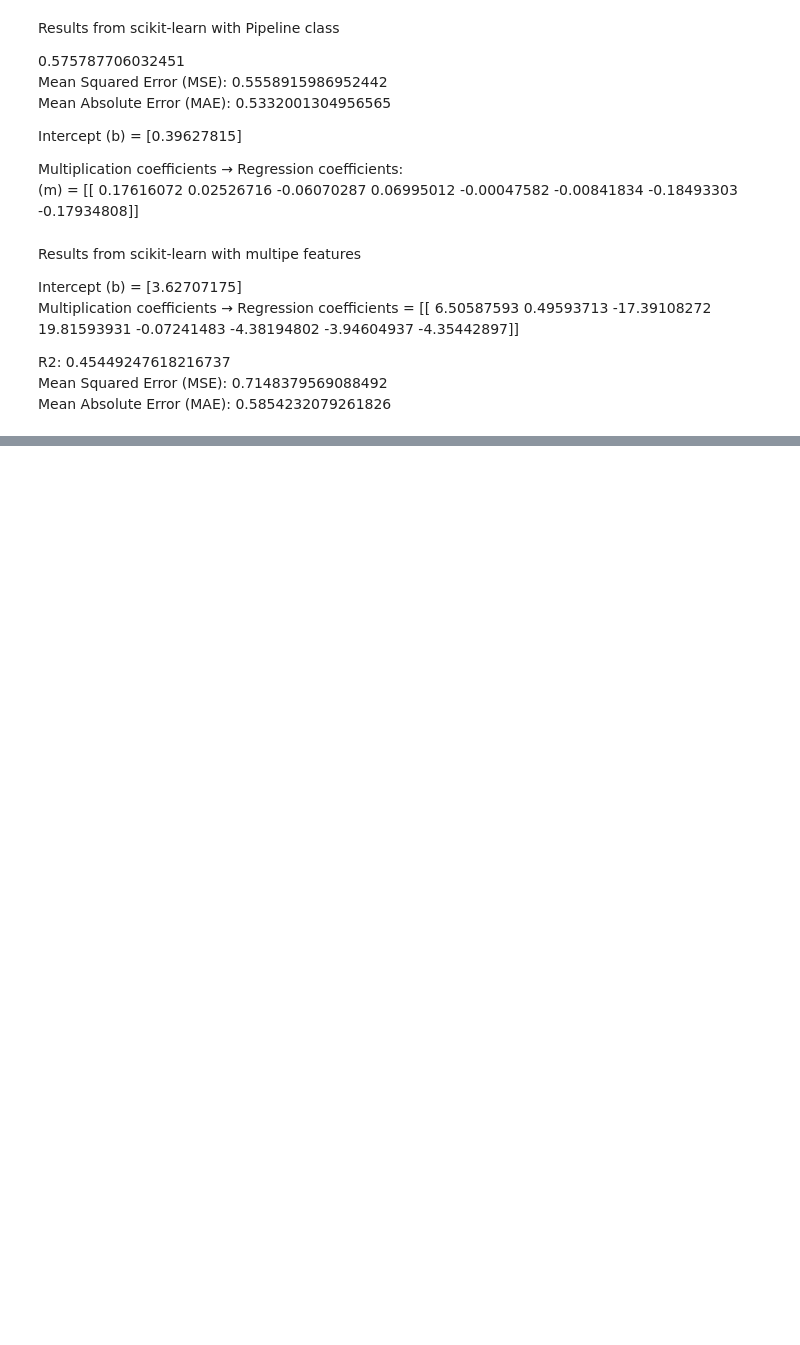
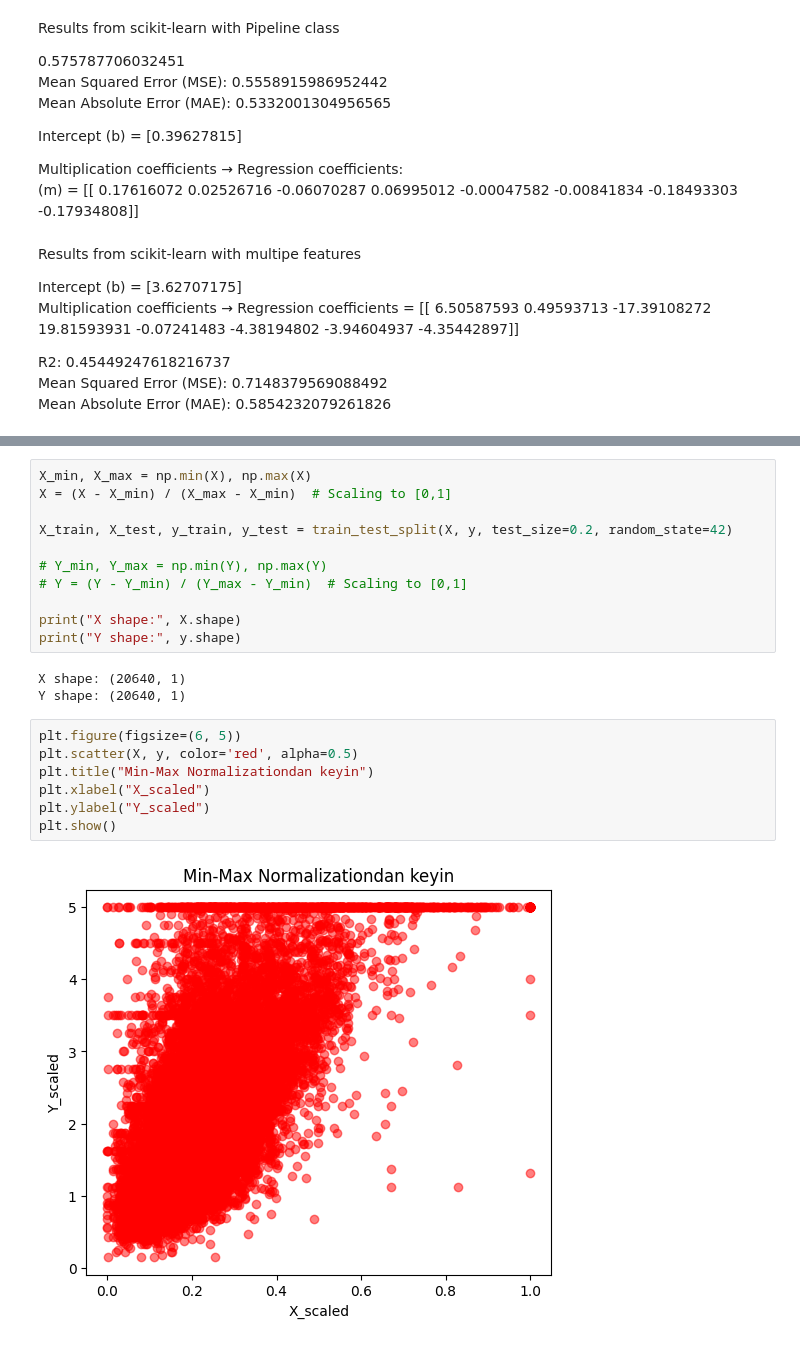
Before and after one commit to T-Khusan/California-Housing-Regression, a Jupyter notebook: California_Hoursing_Linear_Regression_Implementation.ipynb, the cells around one changed output, grey strips where cells are left out. Drawn from its saved outputs; the diff is of its cells as text; blank space fills up the shorter version.

```diff
--- a/California_Hoursing_Linear_Regression_Implementation.ipynb
+++ b/California_Hoursing_Linear_Regression_Implementation.ipynb
@@ -303,0 +341,23 @@ Mean Absolute Error (MAE): 0.5854232079261826<br>
+# %%
+X_min, X_max = np.min(X), np.max(X)
+X = (X - X_min) / (X_max - X_min)  # Scaling to [0,1]
+
+X_train, X_test, y_train, y_test = train_test_split(X, y, test_size=0.2, random_state=42)
+
+# Y_min, Y_max = np.min(Y), np.max(Y)
+# Y = (Y - Y_min) / (Y_max - Y_min)  # Scaling to [0,1]
+
+print("X shape:", X.shape)
+print("Y shape:", y.shape)
+# %% [output]
+X shape: (20640, 1)
+Y shape: (20640, 1)
+# %%
+plt.figure(figsize=(6, 5))
+plt.scatter(X, y, color='red', alpha=0.5)
+plt.title("Min-Max Normalizationdan keyin")
+plt.xlabel("X_scaled")
+plt.ylabel("Y_scaled")
+plt.show()
+# %% [output]
+[figure, added]
```
Also changed, not shown: parts of 15 cells of this notebook, 2 other files.
